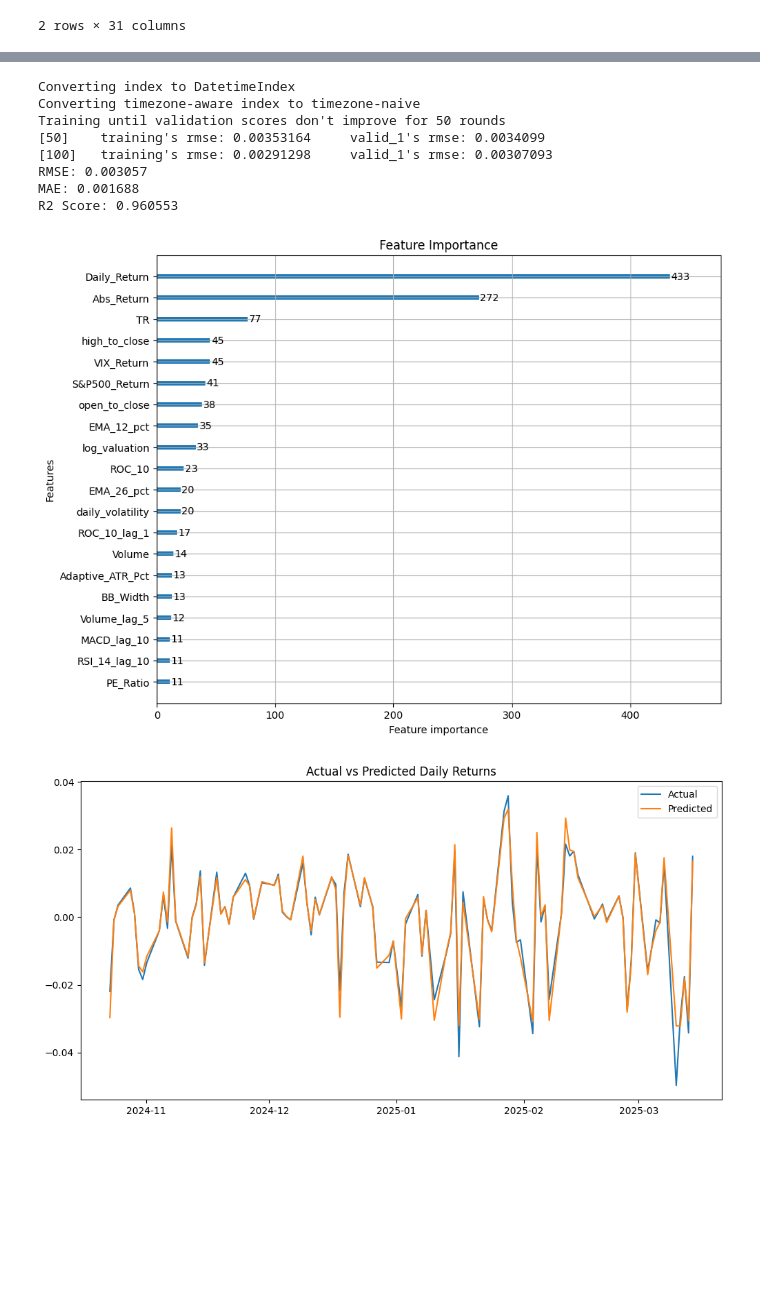
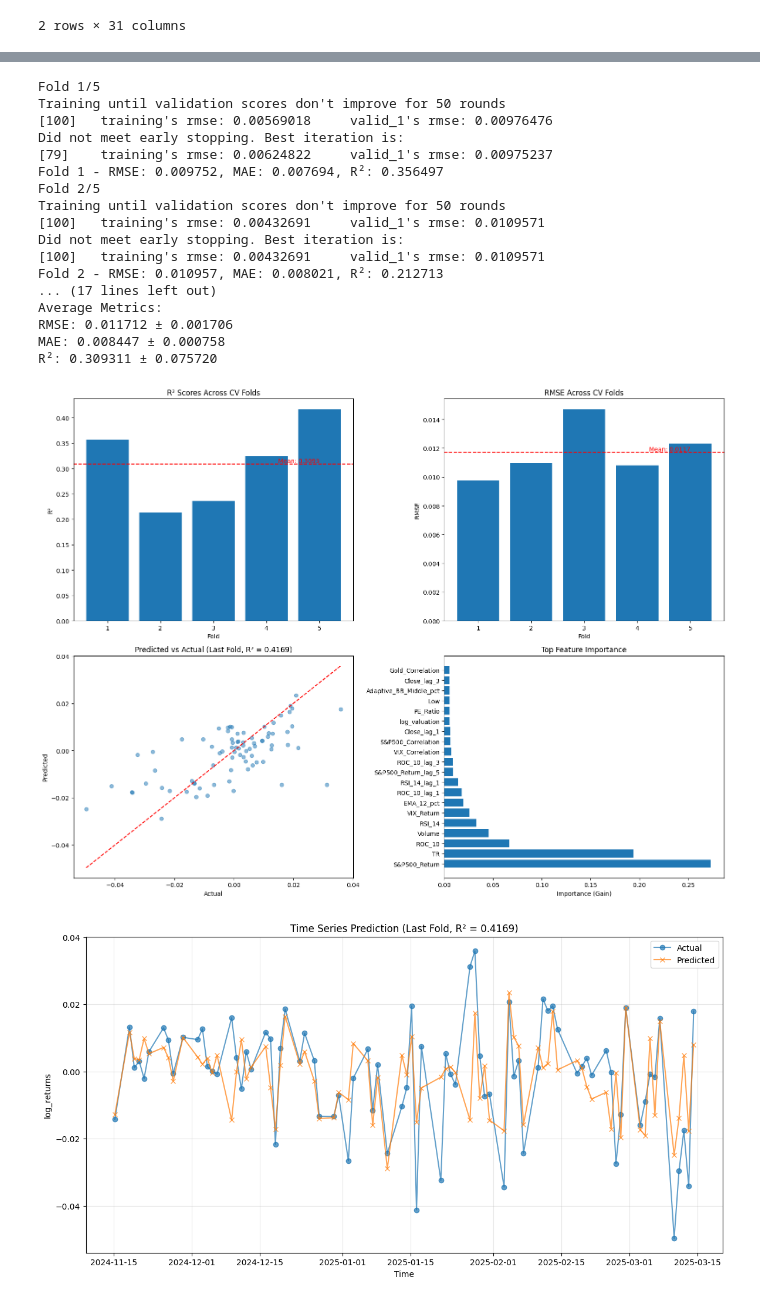
Before and after one commit to Ckp25/Finplat, a Jupyter notebook: notebooks/modelling.ipynb, the cells around one changed output, grey strips where cells are left out. Saved outputs shown, nothing was run; the diff lists cells and outputs as text; code cells hidden in the pictures; blank space fills up the shorter version.

```diff
--- a/notebooks/modelling.ipynb
+++ b/notebooks/modelling.ipynb
@@ -24,3 +24,11 @@ df.head(2)
 | 2023-03-15 04:00:00 | 148.4232 | 151.4625 | 77167900 | 0.0 | 50.0 | 0.0000 | 0.0000 | 0.0 | 0.0000 | ... |
 | 2023-03-16 04:00:00 | 150.1260 | 154.2940 | 76161100 | 0.0 | 50.0 | 0.2259 | 0.0452 | 0.0 | 0.0176 | ... |
 2 rows × 31 columns
+# %%
+leaky_columns = ['Close', 'Low', 'open_to_close', 'daily_volatility',
+                'high_to_close', 'log_valuation', 'EMA_12_pct',
+                'EMA_26_pct', 'Adaptive_BB_Middle_pct']
+
+# Create shifted versions and drop originals
+for col in leaky_columns:
+    df[f'{col}'] = df[col].shift(1)
@@ -132,38 +354,47 @@ def train_lightgbm_model(df, target_col='log_returns', test_size=0.2):
 # %%
 
-df = pd.read_csv(r'D:\Finplat\data\processed\AAPL_final.csv', index_col='Date', parse_dates=True)
+
 
 # Prepare features
-features_df = prepare_features(df, target_col='Daily_Return')
+features_df = prepare_features(df, target_col='log_returns')
 
 # Train model
-model, X_train, y_train, X_test, y_test, y_pred, metrics = train_lightgbm_model(features_df)
+model, X_train, y_train, X_test, y_test, y_pred, metrics = train_lightgbm_model(features_df,use_cv=True)
 
 # Print metrics
 print(f"RMSE: {metrics['rmse']:.6f}")
 print(f"MAE: {metrics['mae']:.6f}")
 print(f"R2 Score: {metrics['r2']:.6f}")
 
 # Plot feature importance
 lgb.plot_importance(model, max_num_features=20, figsize=(10, 8))
 plt.title('Feature Importance')
 plt.show()
 
 # Plot actual vs predicted
 plt.figure(figsize=(12, 6))
 plt.plot(y_test.index, y_test.values, label='Actual')
 plt.plot(y_test.index, y_pred, label='Predicted')
 plt.title('Actual vs Predicted Daily Returns')
 plt.legend()
 plt.show()
 # %% [output]
-Converting index to DatetimeIndex
-Converting timezone-aware index to timezone-naive
+Fold 1/5
 Training until validation scores don't improve for 50 rounds
-[50]    training's rmse: 0.00353164     valid_1's rmse: 0.0034099
-[100]   training's rmse: 0.00291298     valid_1's rmse: 0.00307093
-RMSE: 0.003057
-MAE: 0.001688
-R2 Score: 0.960553
+[100]   training's rmse: 0.00569018     valid_1's rmse: 0.00976476
+Did not meet early stopping. Best iteration is:
+[79]    training's rmse: 0.00624822     valid_1's rmse: 0.00975237
+Fold 1 - RMSE: 0.009752, MAE: 0.007694, R²: 0.356497
+Fold 2/5
+Training until validation scores don't improve for 50 rounds
+[100]   training's rmse: 0.00432691     valid_1's rmse: 0.0109571
+Did not meet early stopping. Best iteration is:
+[100]   training's rmse: 0.00432691     valid_1's rmse: 0.0109571
+Fold 2 - RMSE: 0.010957, MAE: 0.008021, R²: 0.212713
+... (17 lines left out)
+Average Metrics:
+RMSE: 0.011712 ± 0.001706
+MAE: 0.008447 ± 0.000758
+R²: 0.309311 ± 0.075720
-[figure, old version]
+[figure, new version]
-[figure, old version]
+[figure, new version]
```
Also changed, not shown: parts of 6 cells of this notebook, 4 other files.
